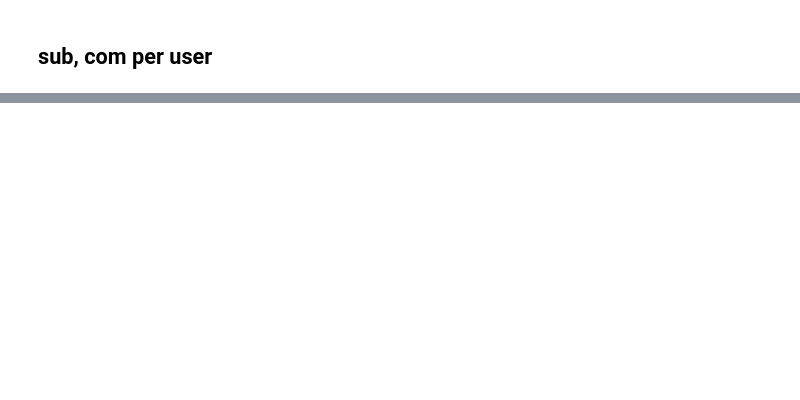
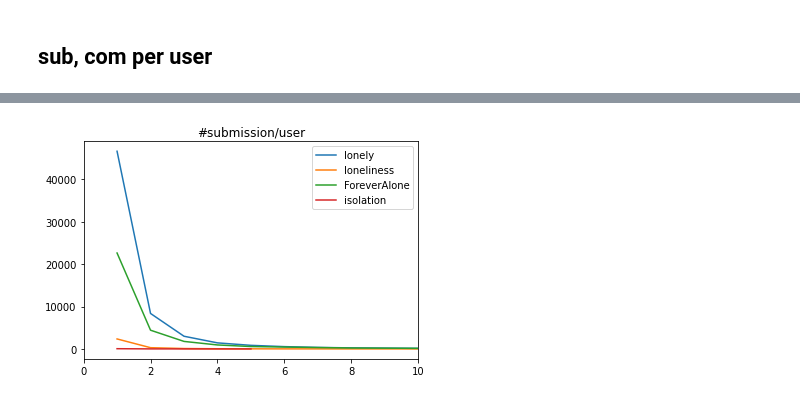
Before and after one commit to wany124/reddit-loneliness, a Jupyter notebook: EDA.ipynb, the cells around one changed output, grey strips where cells are left out. Drawn from its saved outputs; the diff is of its cells as text; code cells hidden in the pictures; blank space fills up the shorter version.

```diff
--- a/EDA.ipynb
+++ b/EDA.ipynb
@@ -140,0 +189,4 @@ Index(['subreddit', 'created_utc', 'id', 'link_id', 'parent_id', 'author',
+# %%
+countPlot(sub_count_np, name_lst,[0,10],'#submission/user')
+# %% [output]
+[figure, added]
```
Also changed, not shown: parts of 11 cells of this notebook, 5 other files.
